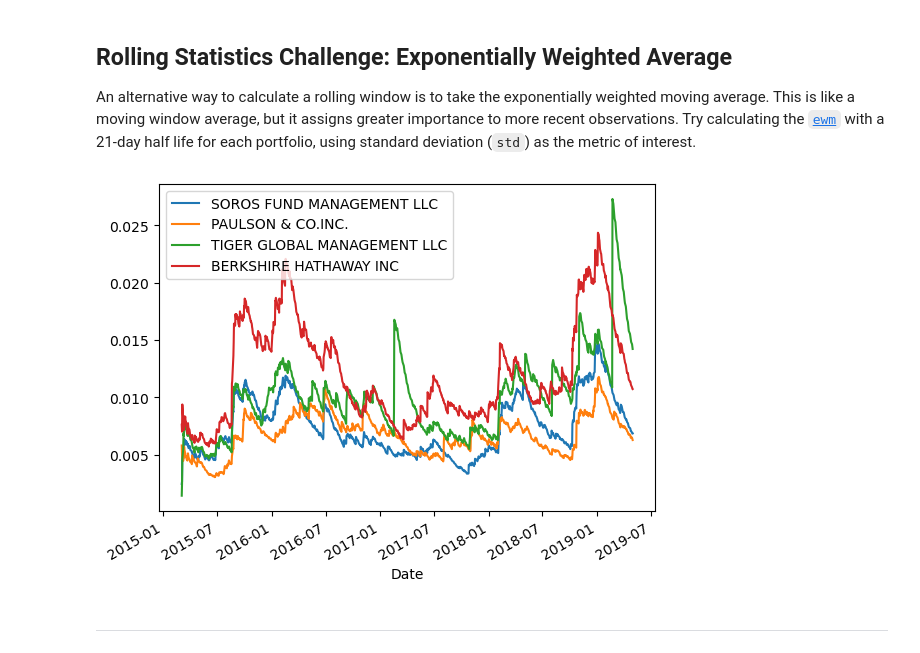
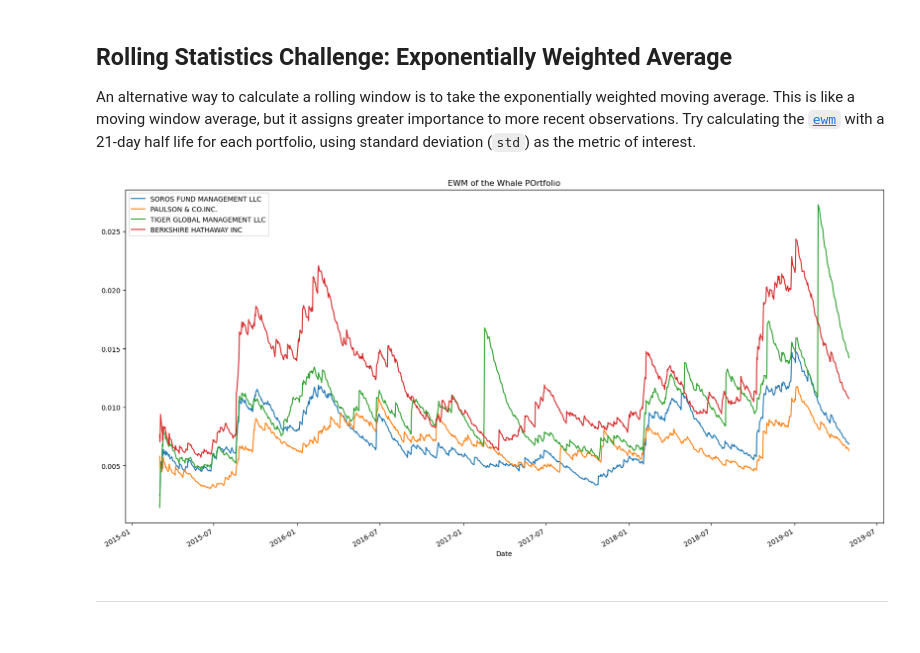
Before and after one commit to apakuki/FinTech-Bootcamp, a Jupyter notebook: FinTechBC-Homework-Unit4/Starter_Code/whale_analysis.ipynb, the cells around one changed output. Cells and saved outputs as stored; diff of their text form; code cells hidden in the pictures.

```diff
--- a/FinTechBC-Homework-Unit4/Starter_Code/whale_analysis.ipynb
+++ b/FinTechBC-Homework-Unit4/Starter_Code/whale_analysis.ipynb
@@ -333,9 +333,9 @@ An alternative way to calculate a rolling window is to take the exponentially we
 # %%
 # Use `ewm` to calculate the rolling window
 
-whales_ewm = whale_returns_df.ewm(halflife=21).std().plot()
+whales_ewm = whale_returns_df.ewm(halflife=21).std().plot(figsize=(20, 10), title="EWM of the Whale POrtfolio")
 # %% [output]
-[figure, old version]
+[figure, new version]
 # %% [markdown]
 ---
 # %% [markdown]
```
Also changed, not shown: parts of 28 cells of this notebook, 1 other file.
